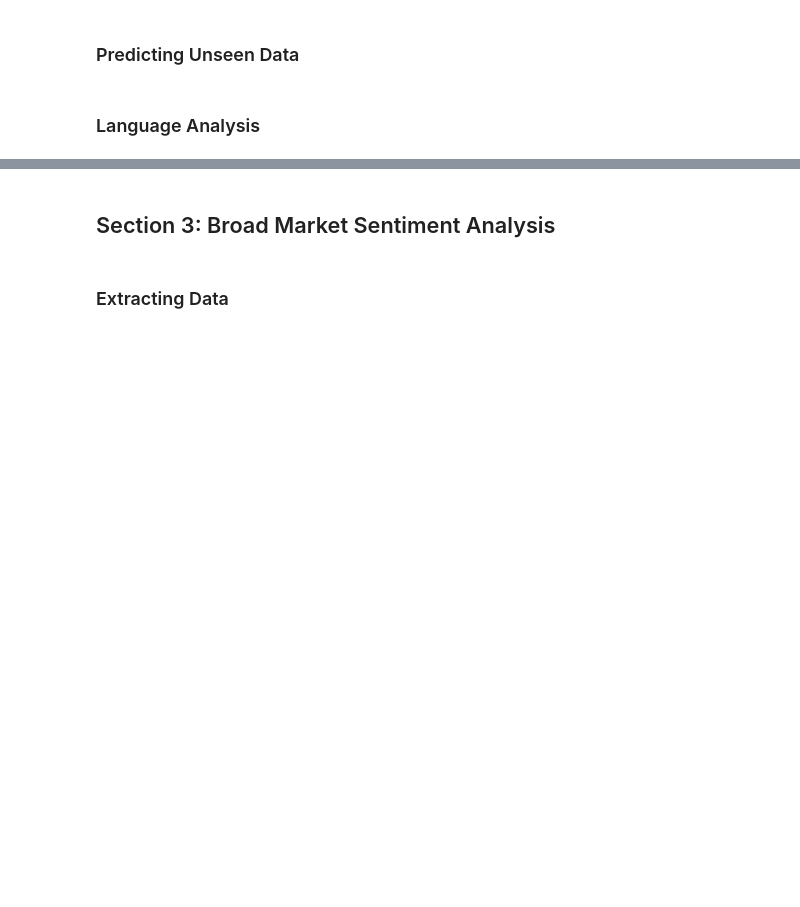
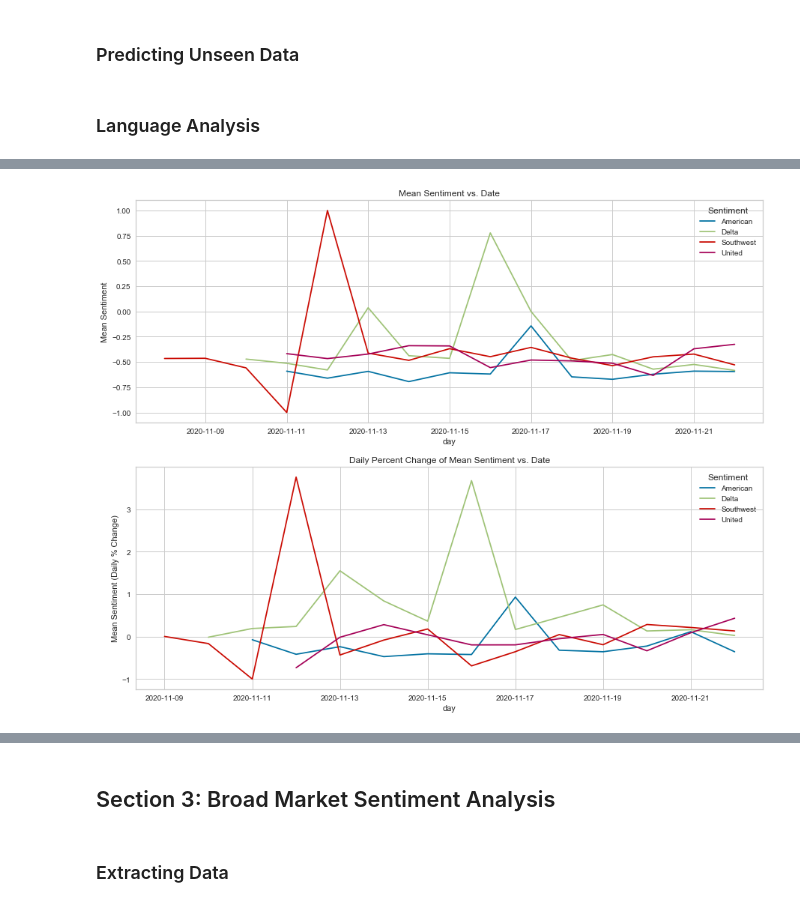
Before and after one commit to danellsworth/danellsworth.github.io, a Jupyter notebook: FinancialAnalysis.ipynb, the cells around one changed output, grey strips where cells are left out. Drawn from its saved outputs; the diff is of its cells as text; code cells hidden in the pictures; blank space fills up the shorter version.

```diff
--- a/FinancialAnalysis.ipynb
+++ b/FinancialAnalysis.ipynb
@@ -704,0 +712,34 @@ day
+# %%
+# convert 'date' to datetime object
+AirlineResultsDF['date'] = pd.to_datetime(AirlineResultsDF['date'])
+AirlineResultsDF['day'] = AirlineResultsDF["date"].dt.date  # create column for date, excluding time (i.e. 11/22/2020)
+
+# calculate the mean sentiment given the airline and day
+Mean = AirlineResultsDF.groupby(['day','airline']).calculated_sentiment.mean()
+
+# transform 'calculated_sentiment' so all values are positive
+AirlineResultsDF['calculated_sentiment'] += 1
+Pct_Change = AirlineResultsDF.groupby(['day','airline']).calculated_sentiment.mean().pct_change(1) # find daily pct change
+
+# unstack the `airline` index, to place it as columns
+Mean = Mean.unstack(level='airline')
+Pct_Change = Pct_Change.unstack(level='airline')
+
+# The name of columns will become the name of legend when using dataframe plot
+Mean.columns.name = 'Sentiment'
+Pct_Change.columns.name = 'Sentiment'
+
+# Here we use dataframe plot function
+fig, ax = plt.subplots(2, 1, figsize=(15,12))
+ax[0].set_title('Mean Sentiment vs. Date',)
+ax[0].set_xlabel('Date')
+ax[0].set_ylabel('Mean Sentiment')
+Mean.plot(ax=ax[0]);
+
+# plot pct change on 2nd axis
+ax[1].set_title('Daily Percent Change of Mean Sentiment vs. Date',)
+ax[1].set_xlabel('Date')
+ax[1].set_ylabel('Mean Sentiment (Daily % Change)')
+Pct_Change.plot(ax=ax[1]);
+# %% [output]
+[figure, added]
```
Also changed, not shown: parts of 21 cells of this notebook, 4 other files.
